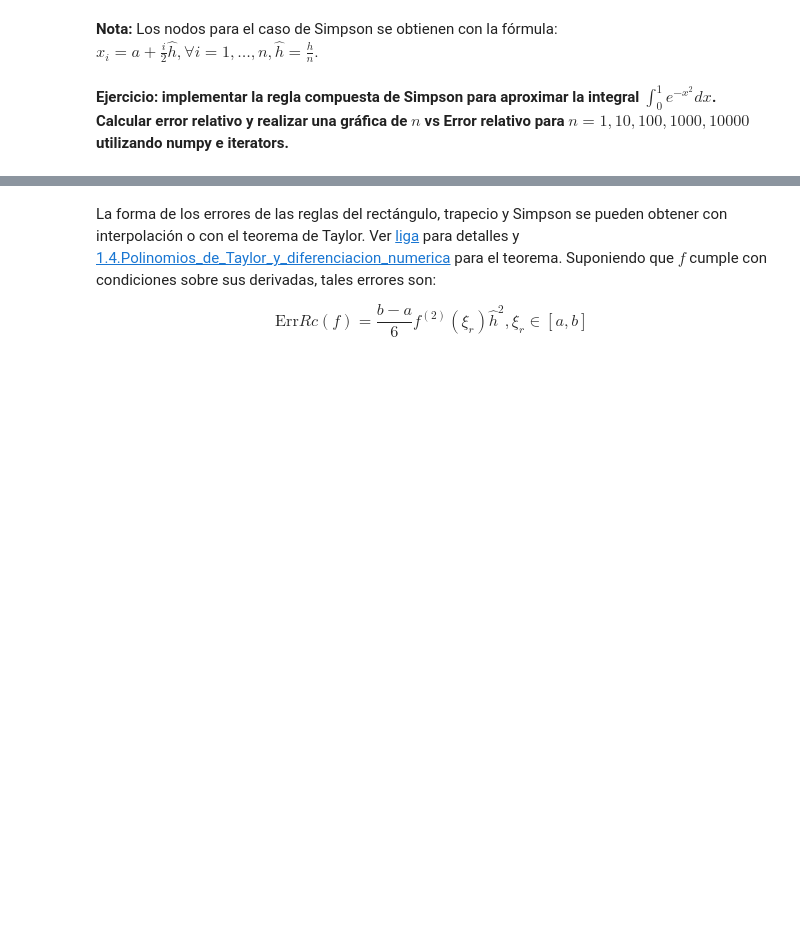
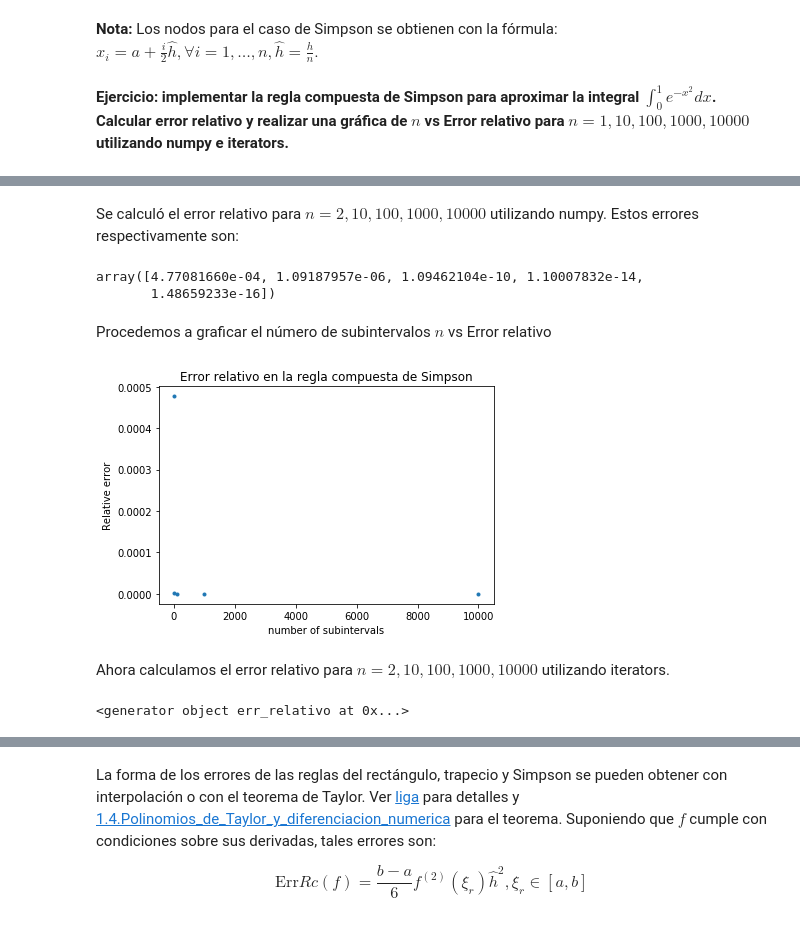
Before and after one commit to mno-2020-gh-classroom/ejercicios-de-dif-e-int-numerica-gzarazua, a Jupyter notebook: 1.5.Integracion_numerica.ipynb, the cells around one changed output, grey strips where cells are left out. Drawn from its saved outputs; the diff is of its cells as text; code cells hidden in the pictures; blank space fills up the shorter version.

```diff
--- a/1.5.Integracion_numerica.ipynb
+++ b/1.5.Integracion_numerica.ipynb
@@ -341,0 +372,2 @@ con $h=b-a$ y $n$ número de subintervalos (par).
+# %%
+approx = np.array([Scf(n,f,0,1) for n in numb_of_subintervals])
@@ -341,0 +378,2 @@ con $h=b-a$ y $n$ número de subintervalos (par).
+# %%
+obj, err = quad(f, 0, 1)
@@ -341,0 +394,24 @@ con $h=b-a$ y $n$ número de subintervalos (par).
+# %%
+def err_relativo(aprox, obj):
+    return np.abs(aprox-obj)/np.abs(obj) #obsérvese el uso de la librería numpy
+# %%
+err_relativo_res = err_relativo(approx,obj)
+# %% [markdown]
+Se calculó el error relativo para $n=2,10,100,1000,10000$ utilizando numpy. Estos errores respectivamente son:
+# %%
+err_relativo_res
+# %% [output]
+array([4.77081660e-04, 1.09187957e-06, 1.09462104e-10, 1.10007832e-14,
+       1.48659233e-16])
+# %% [markdown]
+Procedemos a graficar el número de subintervalos $n$ vs Error relativo
+# %%
+plt.plot(numb_of_subintervals,err_relativo_res,'.')
+plt.xlabel('number of subintervals')
+plt.ylabel('Relative error')
+plt.title('Error relativo en la regla compuesta de Simpson')
+plt.show()
+# %% [output]
+[figure, added]
+# %% [markdown]
+Ahora calculamos el error relativo para $n=2,10,100,1000,10000$ utilizando iterators.
@@ -341,0 +420,8 @@ con $h=b-a$ y $n$ número de subintervalos (par).
+# %%
+def err_relativo(aprox_map, obj):
+    for ap in aprox_map:
+        yield math.fabs(ap-obj)/math.fabs(obj)
+err_relativo_res = err_relativo(approx,obj)
+err_relativo_res
+# %% [output]
+<generator object err_relativo at 0x...>
```
Also changed, not shown: parts of 17 cells of this notebook.
